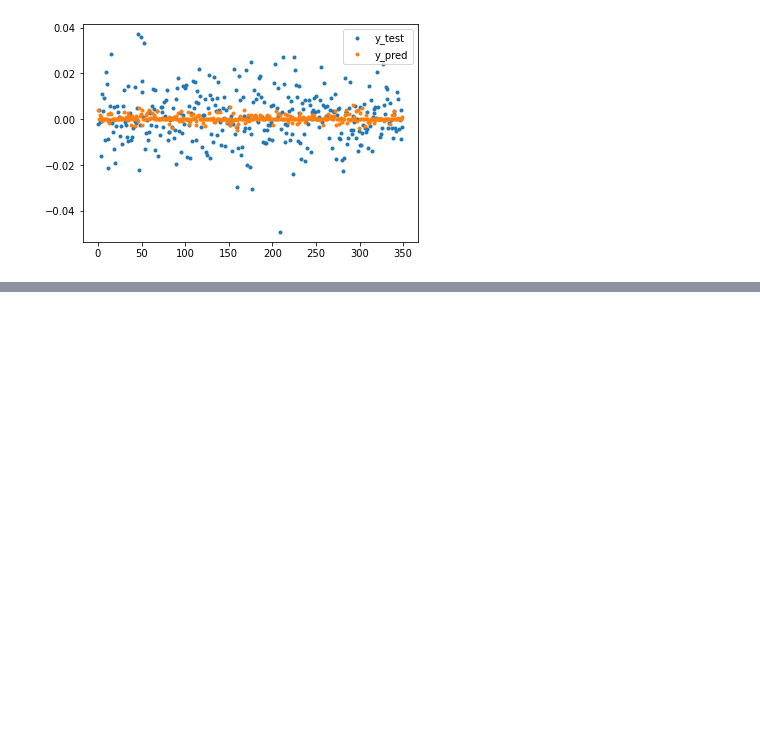
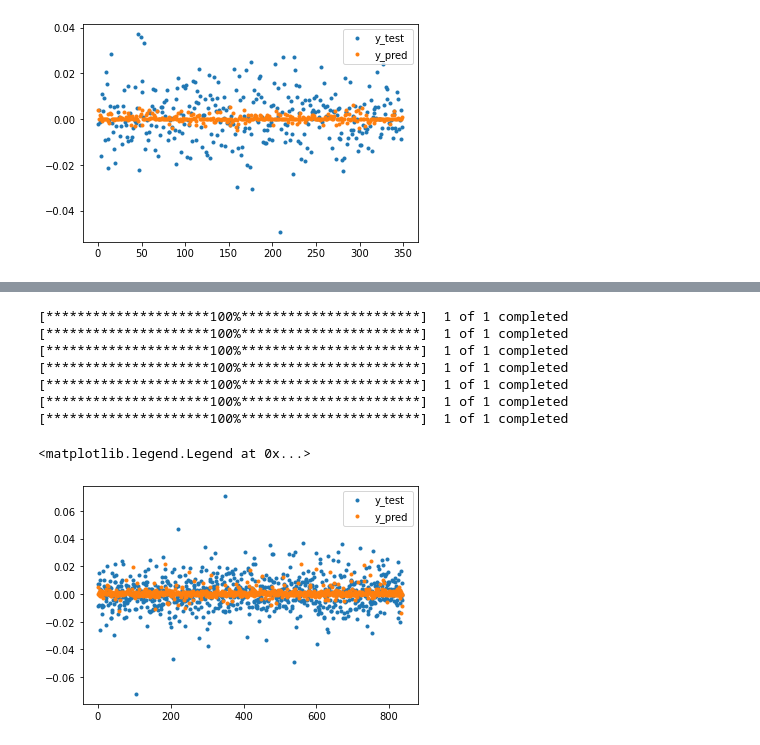
Before and after one commit to Jaouad-AHRAOUI/stock_prediction, a Jupyter notebook: notebooks/improve_cnn.ipynb, the cells around one changed output, grey strips where cells are left out. Drawn from its saved outputs; the diff is of its cells as text; code cells hidden in the pictures; blank space fills up the shorter version.

```diff
--- a/notebooks/improve_cnn.ipynb
+++ b/notebooks/improve_cnn.ipynb
@@ -623,0 +785,22 @@ array([[0.00026796],
+# %%
+#---Select time period
+data_to_predict, idx_ = load_data_api('vinci', start_date='2016-01-01', end_date = '2019-06-14')
+
+#---Create sequences for X and y
+X_test_, y_test_ = shift_sequences(df = data_to_predict, idx = idx_, length=30)
+
+prediction_feat = model_feat.predict(X_test_)
+
+plt.plot(y_test_, '.', label='y_test')
+plt.plot(prediction_feat, '.', label = 'y_pred') #['vinci']
+plt.legend()
+# %% [output]
+[*********************100%***********************]  1 of 1 completed
+[*********************100%***********************]  1 of 1 completed
+[*********************100%***********************]  1 of 1 completed
+[*********************100%***********************]  1 of 1 completed
+[*********************100%***********************]  1 of 1 completed
+[*********************100%***********************]  1 of 1 completed
+[*********************100%***********************]  1 of 1 completed
+<matplotlib.legend.Legend at 0x...>
+[figure, added]
```
Also changed, not shown: parts of 18 cells of this notebook, 5 other files.
